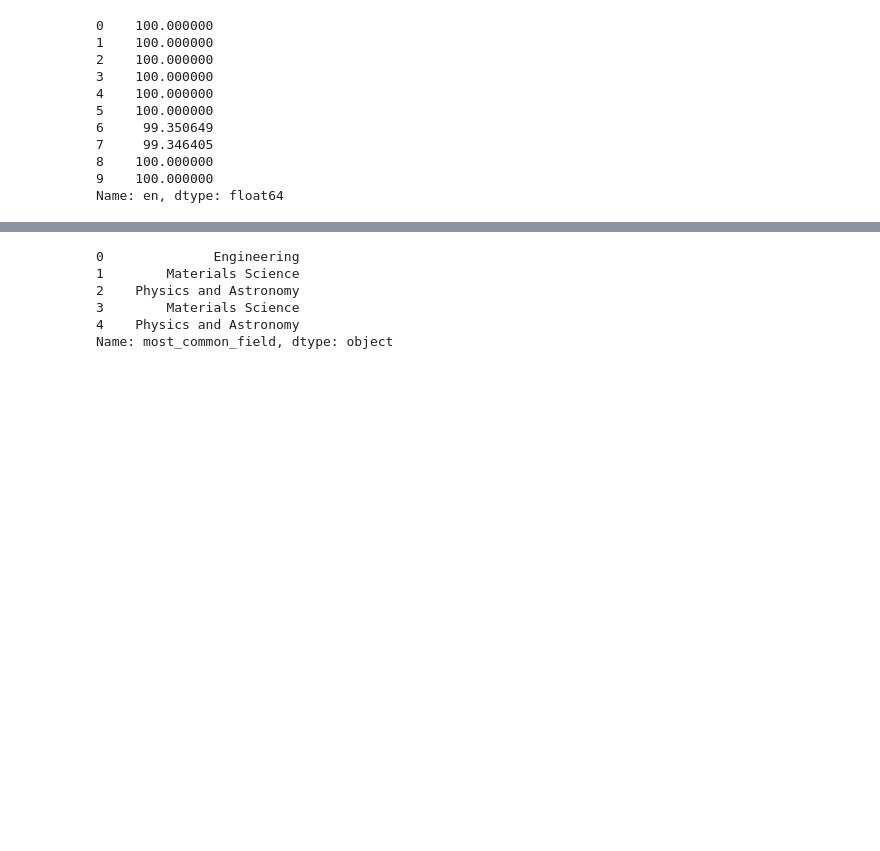
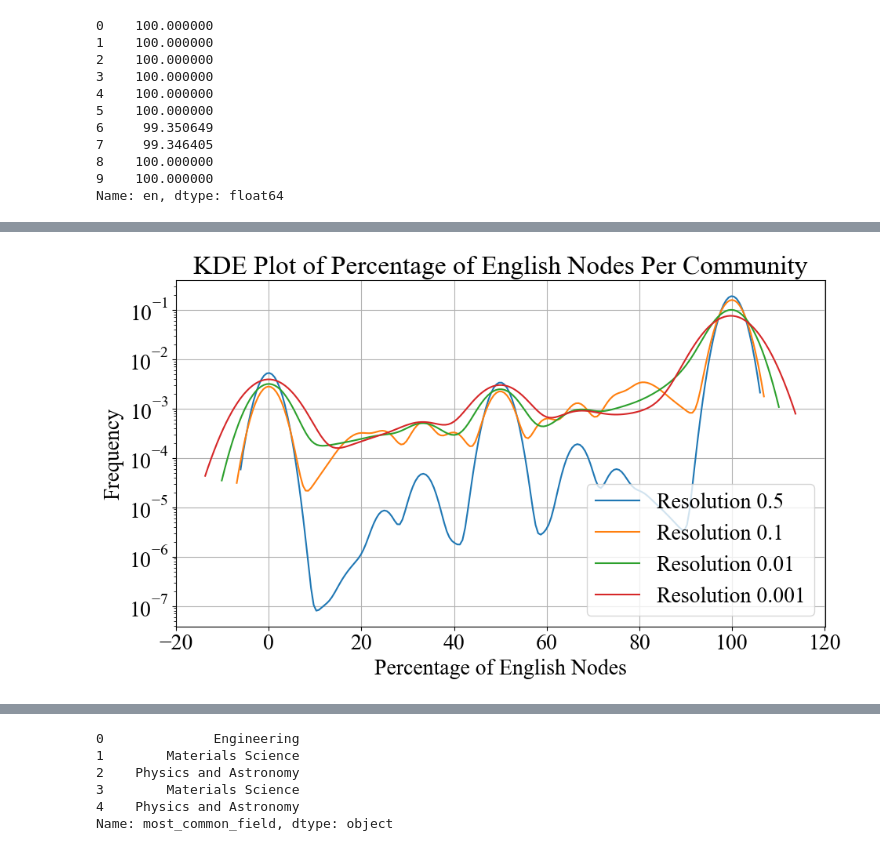
Before and after one commit to vikramr2/cross-lingual-citations, a Jupyter notebook: Analysis.ipynb, the cells around one changed output, grey strips where cells are left out. Drawn from its saved outputs; the diff is of its cells as text; code cells hidden in the pictures; blank space fills up the shorter version.

```diff
--- a/Analysis.ipynb
+++ b/Analysis.ipynb
@@ -227,0 +218,35 @@ plt.show()
+# %%
+import numpy as np
+import seaborn as sns
+
+# Instead of the stacked plots in the previous cell, overlap the histograms with transparency into a single plot
+plt.figure(figsize=(10, 6))
+
+# Plot histograms with transparency
+# plt.hist(percent_en_05, bins=bins, edgecolor='k', alpha=0.4, label='Resolution 0.5', density=True)
+# plt.hist(percent_en_01, bins=bins, edgecolor='k', alpha=0.3, label='Resolution 0.1', density=True)
+# plt.hist(percent_en_001, bins=bins, edgecolor='k', alpha=0.2, label='Resolution 0.01', density=True)
+# plt.hist(percent_en_0001, bins=bins, edgecolor='k', alpha=0.1, label='Resolution 0.001', density=True)
+
+# Plot density curves
+sns.kdeplot(percent_en_05, bw_adjust=2.5, label='Resolution 0.5', linestyle='-')
+sns.kdeplot(percent_en_01, bw_adjust=2.5, label='Resolution 0.1', linestyle='-')
+sns.kdeplot(percent_en_001, bw_adjust=2.5, label='Resolution 0.01', linestyle='-')
+sns.kdeplot(percent_en_0001, bw_adjust=2.5, label='Resolution 0.001', linestyle='-')
+
+plt.xlabel('Percentage of English Nodes')
+plt.ylabel('Frequency')
+plt.yscale('log')
+plt.title('KDE Plot of Percentage of English Nodes Per Community')
+plt.legend()
+
+plt.grid(True)
+
+# Tighten the layout to avoid overlap
+plt.tight_layout()
+
+# Save the plot as a PDF
+plt.savefig("percent_english_nodes_overlap.pdf", format="pdf", bbox_inches='tight')
+plt.show()
+# %% [output]
+[figure, added]
```
Also changed, not shown: parts of 10 cells of this notebook, 5 other files.
